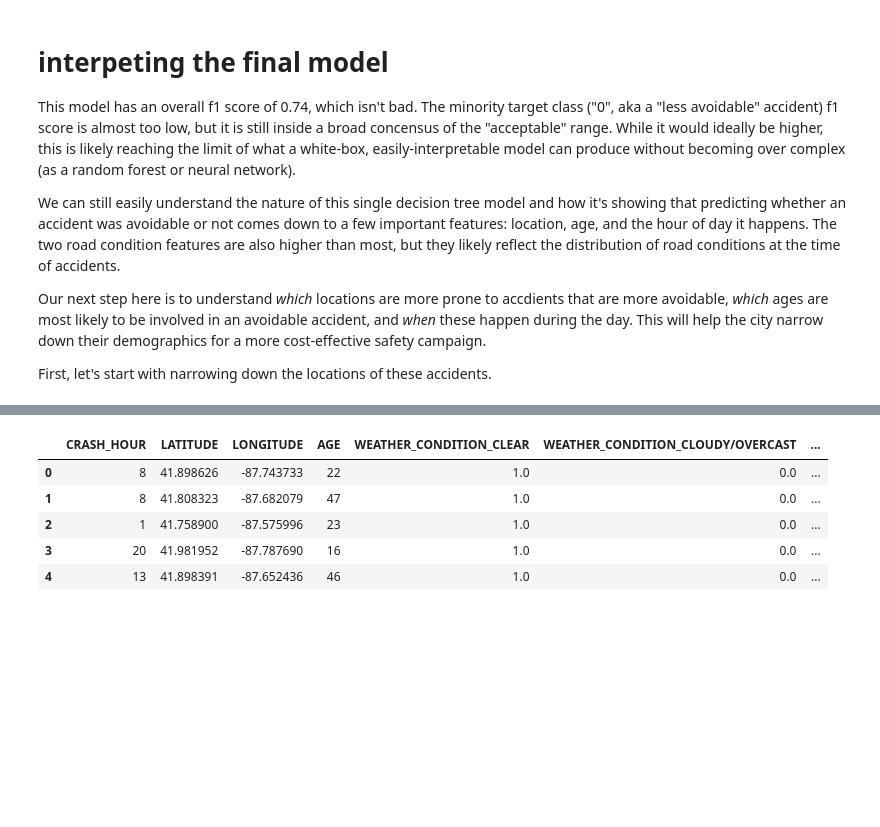
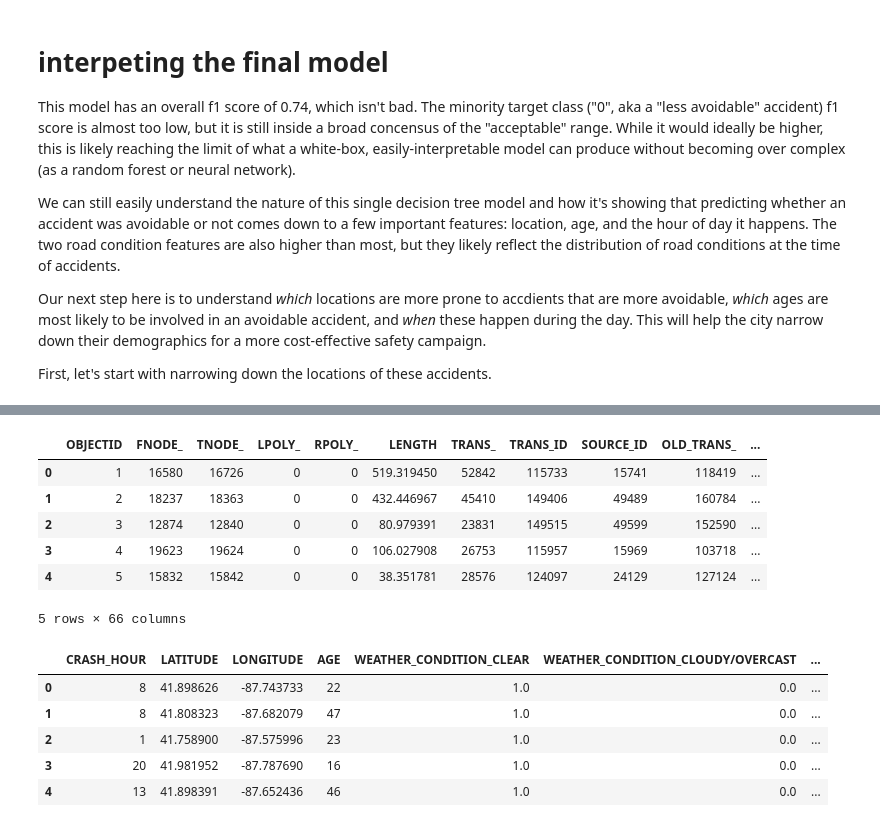
Before and after one commit to joeldmott/chicago_auto_accidents_project, a Jupyter notebook: project_notebook.ipynb, the cells around one changed output, grey strips where cells are left out. Cells and saved outputs as stored; diff of their text form; code cells hidden in the pictures; blank space fills up the shorter version.

```diff
--- a/project_notebook.ipynb
+++ b/project_notebook.ipynb
@@ -1617 +1657,12 @@ First, let's start with narrowing down the locations of these accidents.
+# %%
+street_map = street_map.to_crs(4326)
+street_map.head()
+# %% [output]
+|  | OBJECTID | FNODE_ | TNODE_ | LPOLY_ | RPOLY_ | LENGTH | TRANS_ | TRANS_ID | SOURCE_ID | OLD_TRANS_ | ... |
+| 0 | 1 | 16580 | 16726 | 0 | 0 | 519.319450 | 52842 | 115733 | 15741 | 118419 | ... |
+| 1 | 2 | 18237 | 18363 | 0 | 0 | 432.446967 | 45410 | 149406 | 49489 | 160784 | ... |
+| 2 | 3 | 12874 | 12840 | 0 | 0 | 80.979391 | 23831 | 149515 | 49599 | 152590 | ... |
+| 3 | 4 | 19623 | 19624 | 0 | 0 | 106.027908 | 26753 | 115957 | 15969 | 103718 | ... |
+| 4 | 5 | 15832 | 15842 | 0 | 0 | 38.351781 | 28576 | 124097 | 24129 | 127124 | ... |
+5 rows × 66 columns
 # %%
```
Also changed, not shown: parts of 5 cells of this notebook.
